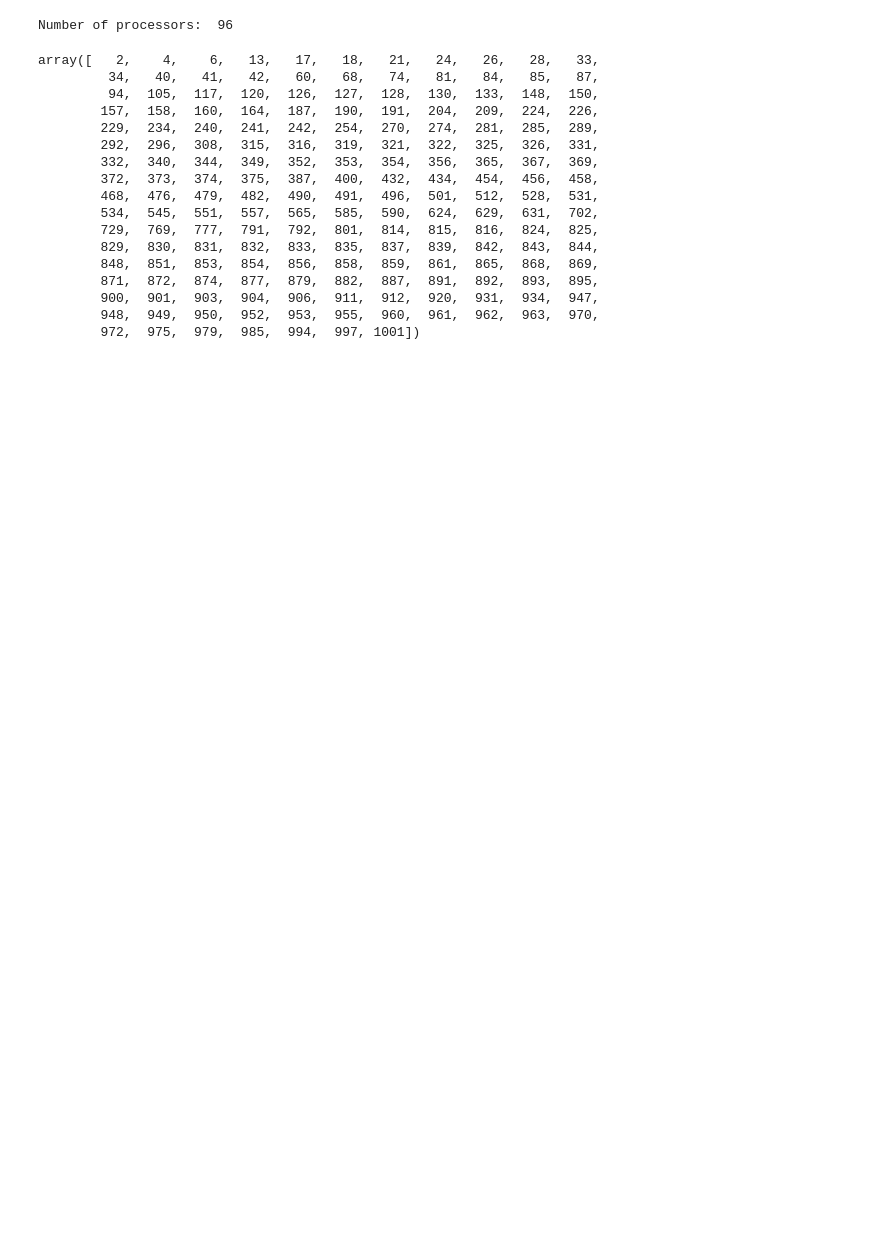
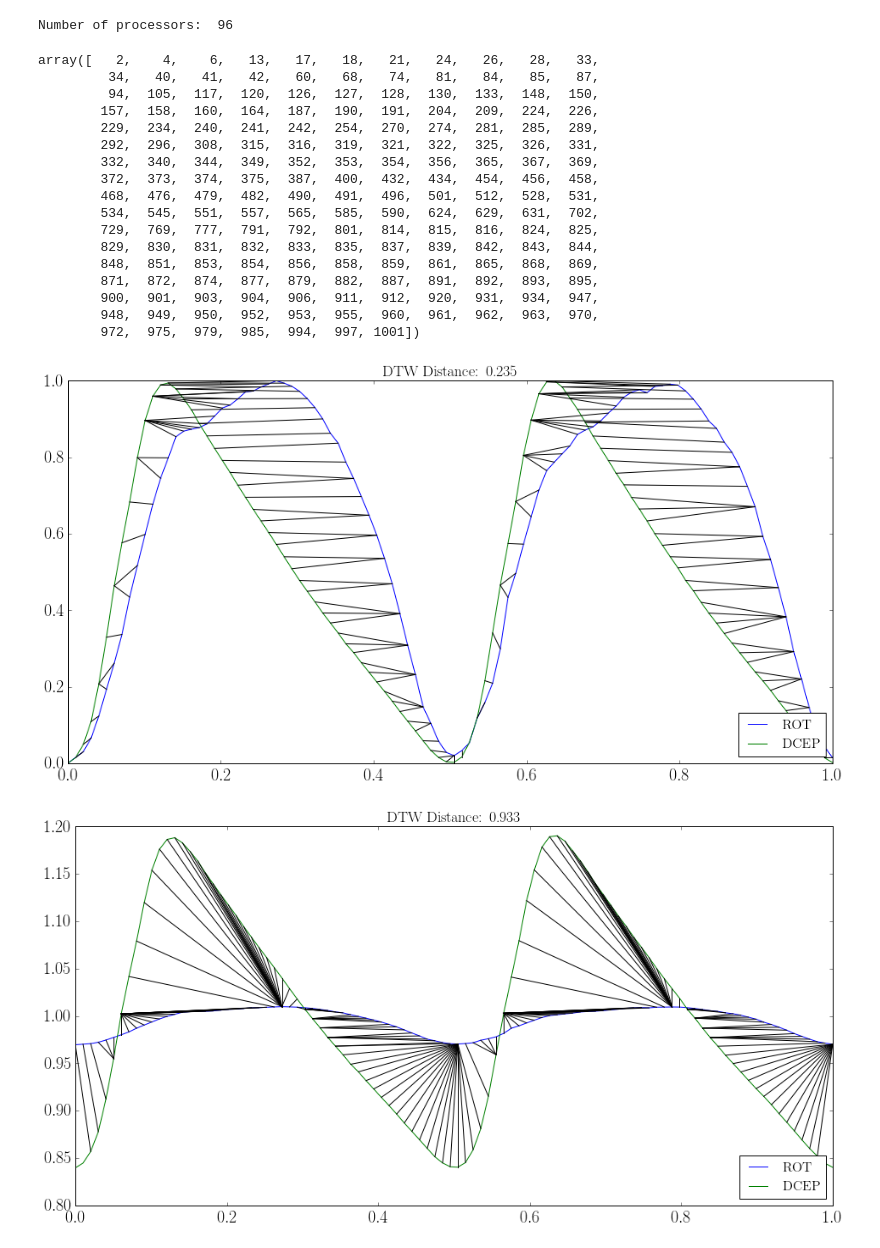
Before and after one commit to jbirky/tess_binaries, a Jupyter notebook: notebooks/visualize_dtw.ipynb, the cells around one changed output. Drawn from its saved outputs; the diff is of its cells as text; code cells hidden in the pictures; blank space fills up the shorter version.

```diff
--- a/notebooks/visualize_dtw.ipynb
+++ b/notebooks/visualize_dtw.ipynb
@@ -87,4 +89,22 @@ array([   2,    4,    6,   13,   17,   18,   21,   24,   26,   28,   33,
         900,  901,  903,  904,  906,  911,  912,  920,  931,  934,  947,
         948,  949,  950,  952,  953,  955,  960,  961,  962,  963,  970,
         972,  975,  979,  985,  994,  997, 1001])
+# %%
+i, j = 50, 420
+tsteps = 100
+scale = True
+
+flux1 = tb.preprocessData(full_df[i], 2*sample['ls_period'][i], tsteps=tsteps, scale=scale)
+flux2 = tb.preprocessData(full_df[j], 2*sample['ls_period'][j], tsteps=tsteps, scale=scale)
+
+tb.plotDTW(flux1, flux2, window=100, types=[sample['type'][i], sample['type'][j]])
+
+scale = False
+flux1 = tb.preprocessData(full_df[i], 2*sample['ls_period'][i], tsteps=tsteps, scale=scale)
+flux2 = tb.preprocessData(full_df[j], 2*sample['ls_period'][j], tsteps=tsteps, scale=scale)
+
+tb.plotDTW(flux1, flux2, window=100, types=[sample['type'][i], sample['type'][j]])
+# %% [output]
+[figure, added]
+[figure, added]
 # %%
```
Also changed, not shown: parts of 3 cells of this notebook.
